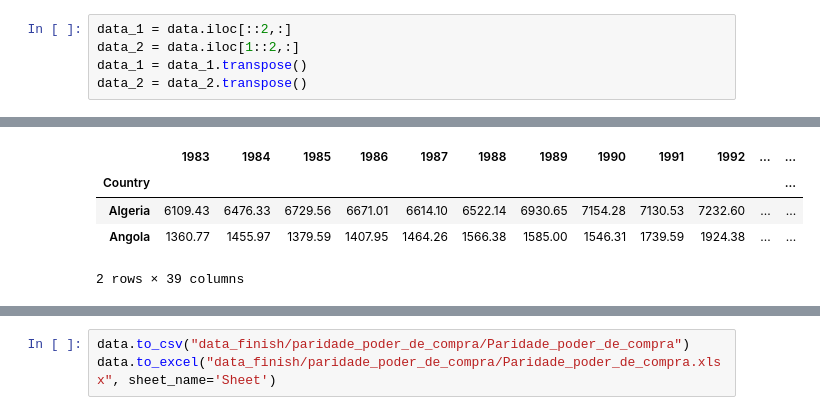
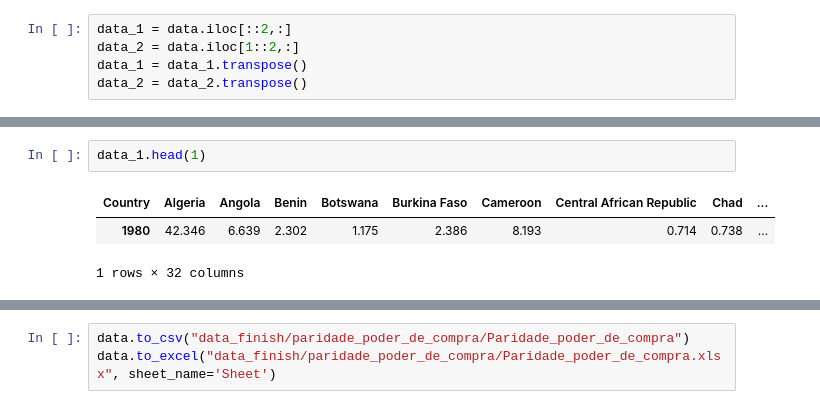
Before and after one commit to MoysesAz/Analyze-emerging, a Jupyter notebook: Analytics_Africa_by_Carolina.ipynb, the cells around one changed output, grey strips where cells are left out. Saved outputs shown, nothing was run; the diff lists cells and outputs as text.

```diff
--- a/Analytics_Africa_by_Carolina.ipynb
+++ b/Analytics_Africa_by_Carolina.ipynb
@@ -177,7 +173,6 @@ data_2.to_excel("data_finish/paridade_poder_de_compra/Paridade_poder_de_compra_2
 # %%
+data_1.head(1)
 # %% [output]
-|  | 1983 | 1984 | 1985 | 1986 | 1987 | 1988 | 1989 | 1990 | 1991 | 1992 | ... | ... |
-| Country |  |  |  |  |  |  |  |  |  |  |  | ... |
-| Algeria | 6109.43 | 6476.33 | 6729.56 | 6671.01 | 6614.10 | 6522.14 | 6930.65 | 7154.28 | 7130.53 | 7232.60 | ... | ... |
-| Angola | 1360.77 | 1455.97 | 1379.59 | 1407.95 | 1464.26 | 1566.38 | 1585.00 | 1546.31 | 1739.59 | 1924.38 | ... | ... |
+| Country | Algeria | Angola | Benin | Botswana | Burkina Faso | Cameroon | Central African Republic | Chad | ... |
+| 1980 | 42.346 | 6.639 | 2.302 | 1.175 | 2.386 | 8.193 | 0.714 | 0.738 | ... |
-2 rows × 39 columns
+1 rows × 32 columns
```
Also changed, not shown: parts of 6 cells of this notebook, 13 other files.
